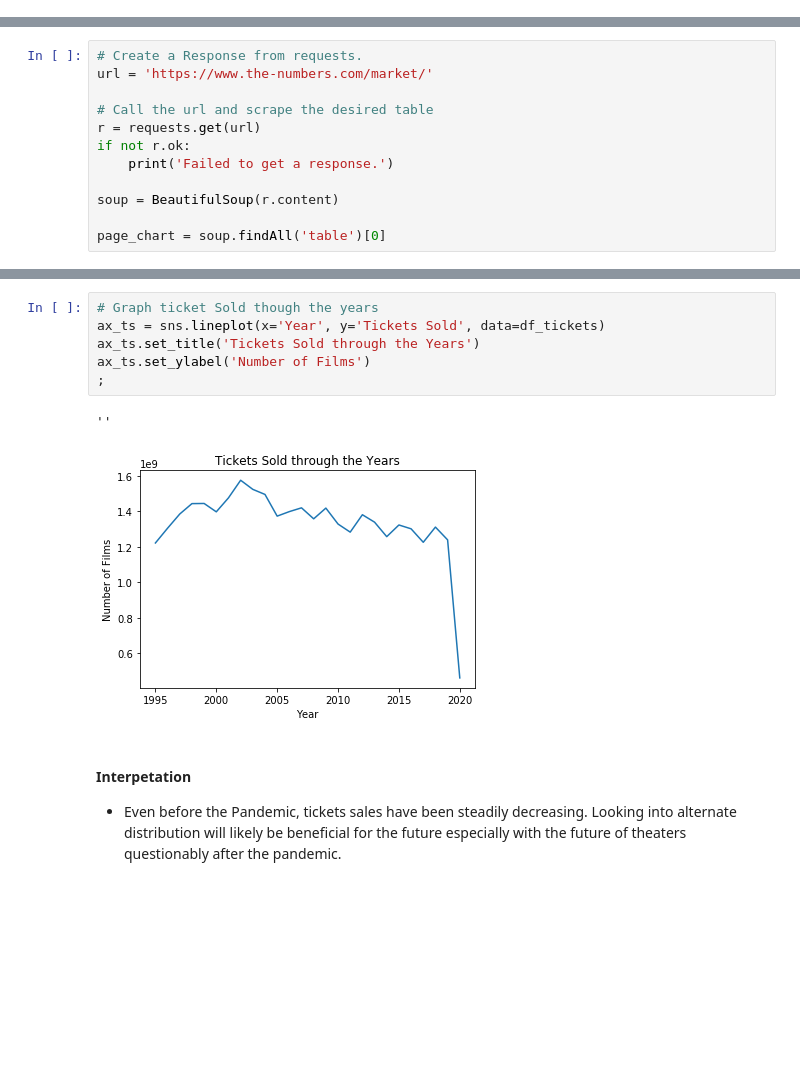
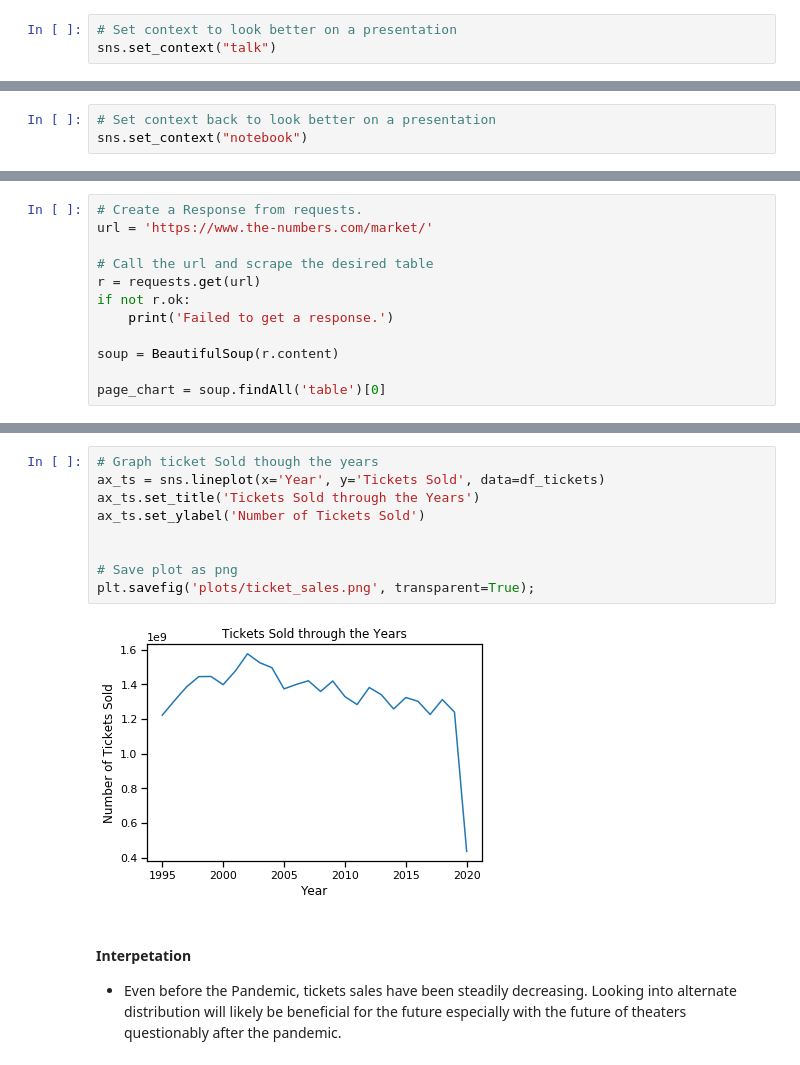
Before and after one commit to cristinamtown/dsc-mod-1-project-v2-1-onl01-dtsc-pt-041320, a Jupyter notebook: student.ipynb, the cells around one changed output, grey strips where cells are left out. Saved outputs shown, nothing was run; the diff lists cells and outputs as text; blank space fills up the shorter version.

Commit message:
presentation added

```diff
--- a/student.ipynb
+++ b/student.ipynb
@@ -791,3 +796,6 @@ Text(0.5, 0, 'Genres')
+# %%
+# Set context to look better on a presentation
+sns.set_context("talk")
 # %%
 # Create graph to show which genres gross more in the box office
 fig, axs = plt.subplots(figsize=(24,10), ncols=2)
@@ -1219,3 +1218,6 @@ df_count_bp.head()
+# %%
+# Set context back to look better on a presentation
+sns.set_context("notebook")
 # %%
 # Graph the genre count of Best Picture Nominee of the last 10 years
 ax_bp = sns.barplot(data=df_count_bp)
@@ -1294,12 +1300,14 @@ df_tickets
 # %%
 # Graph ticket Sold though the years
 ax_ts = sns.lineplot(x='Year', y='Tickets Sold', data=df_tickets)
 ax_ts.set_title('Tickets Sold through the Years')
-ax_ts.set_ylabel('Number of Films')
-;
+ax_ts.set_ylabel('Number of Tickets Sold')
+
+
+# Save plot as png
+plt.savefig('plots/ticket_sales.png', transparent=True);
 # %% [output]
-''
-[figure, old version]
+[figure, new version]
 # %% [markdown]
 #### Interpetation
 - Even before the Pandemic, tickets sales have been steadily decreasing.  Looking into alternate distribution will likely be beneficial for the future especially with the future of theaters questionably after the pandemic.
```
Also changed, not shown: parts of 27 cells of this notebook.
